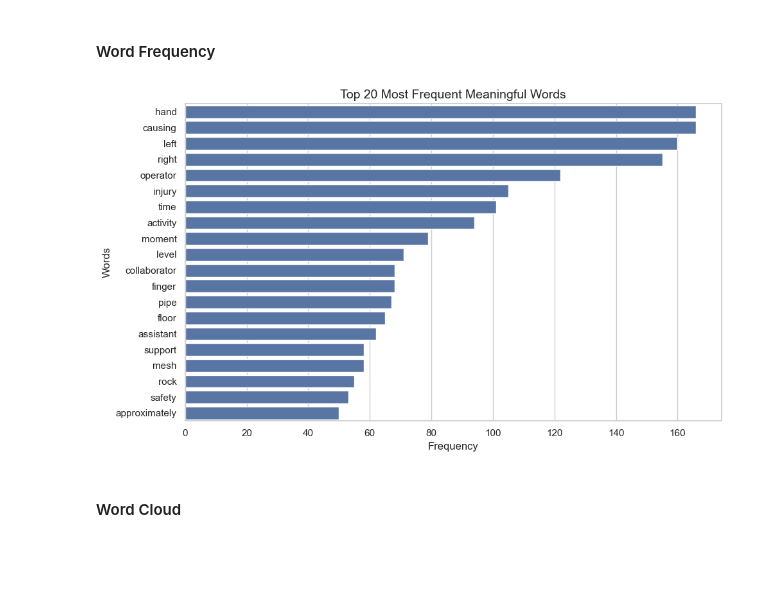
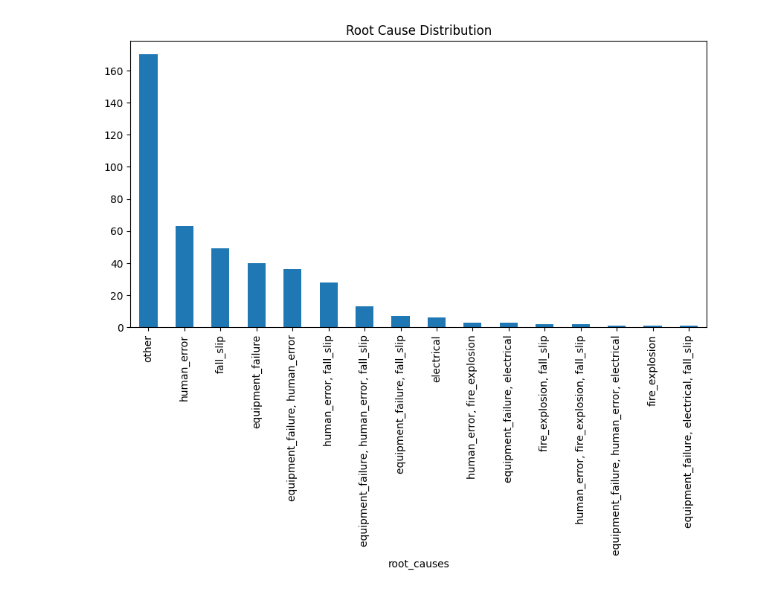
Before and after one commit to malaynilabh/Industrial_Safety_Severity_Prediction, a Jupyter notebook: notebooks/eda.ipynb, the cells around one changed output. Cells and saved outputs as stored; diff of their text form; code cells hidden in the pictures; blank space fills up the shorter version.

```diff
--- a/notebooks/eda.ipynb
+++ b/notebooks/eda.ipynb
@@ -187,59 +59,9 @@ plt.show()
-# %% [markdown]
-#### Word Frequency
-# %%
-from sklearn.feature_extraction.text import ENGLISH_STOP_WORDS
-
-stop_words = set(ENGLISH_STOP_WORDS)
-
-custom_stopwords = {
-    'employee', 'worker', 'incident', 'accident',
-    'work', 'area', 'site', 'equipment'
-}
-
-stop_words = stop_words.union(custom_stopwords)
-
-import re
-
-def clean_text(text):
-    text = str(text).lower()
-    text = re.sub(r'[^a-z\s]', '', text)
-    words = text.split()
-
-    words = [w for w in words if w not in stop_words and len(w) > 2]
-
-    return " ".join(words)
-
-text_col = [c for c in df.columns if 'desc' in c.lower()][0]
-
-cleaned_text = df[text_col].apply(clean_text)
-
-all_words = " ".join(cleaned_text).split()
-
-from collections import Counter
-
-common_words = Counter(all_words).most_common(20)
-
-words_df = pd.DataFrame(common_words, columns=['Word','Count'])
-
-import seaborn as sns
-import matplotlib.pyplot as plt
-
-plt.figure(figsize=(10,6))
-
-sns.barplot(
-    data=words_df,
-    x='Count',
-    y='Word'
-)
-
-plt.title("Top 20 Most Frequent Meaningful Words", fontsize=14)
-plt.xlabel("Frequency")
-plt.ylabel("Words")
-
-plt.tight_layout()
-plt.show()
-# %% [output]
-[figure, removed]
-# %% [markdown]
-#### Word Cloud
+# %%
+# Root Cause Distribution
+plt.figure(figsize=(10,5))
+merged_df['root_causes'].value_counts().plot(kind='bar')
+plt.title('Root Cause Distribution')
+plt.show()
+# %% [output]
+[figure, added]
 # %%
```
Also changed, not shown: parts of 22 cells of this notebook, 2 other files.
